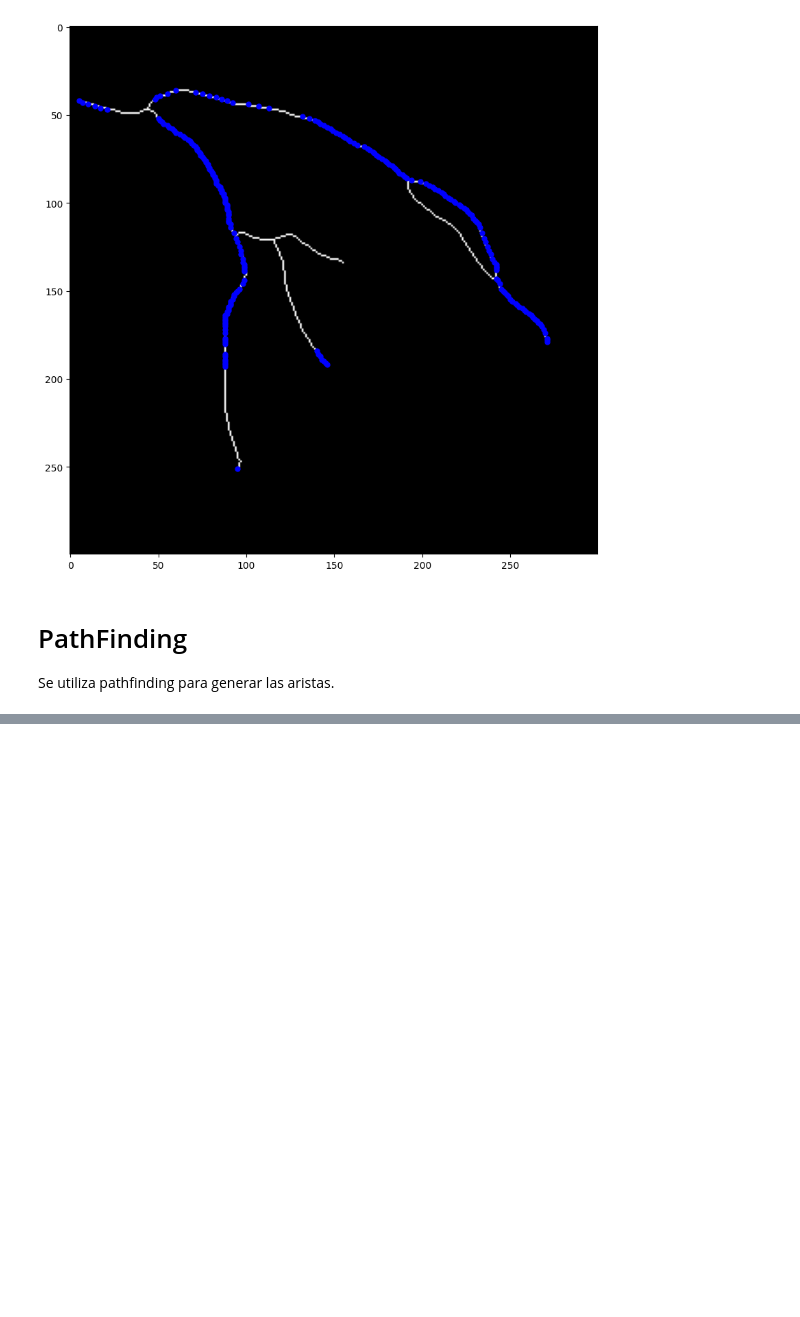
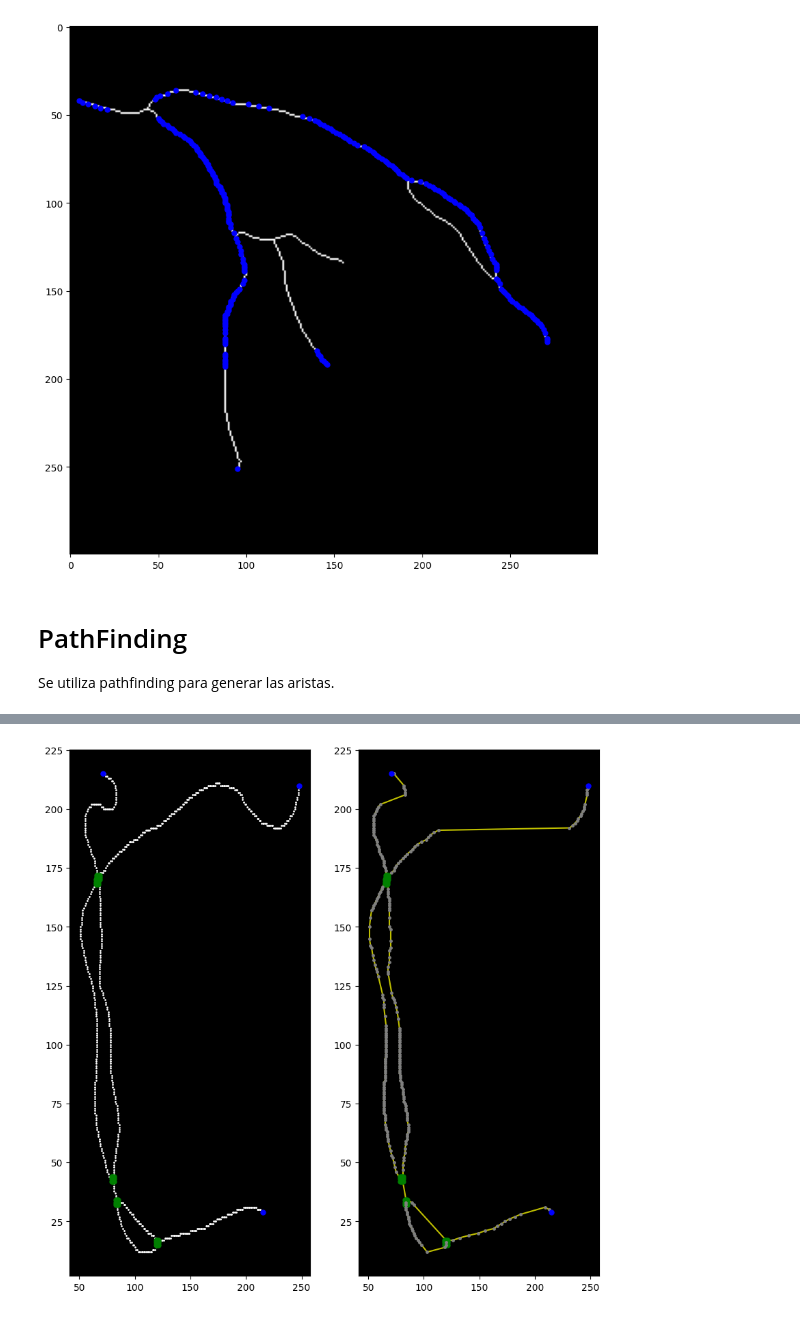
Before and after one commit to MGonza20/Proyecto01_VC_UVG, a Jupyter notebook: Problema02.ipynb, the cells around one changed output, grey strips where cells are left out. Cells and saved outputs as stored; diff of their text form; code cells hidden in the pictures; blank space fills up the shorter version.

```diff
--- a/Problema02.ipynb
+++ b/Problema02.ipynb
@@ -373,0 +400,4 @@ ValueError: all the input arrays must have same number of dimensions, but the ar
+# %%
+plot_original_Vs_result(*get_image_features('images/5_gt.pgm'))
+# %% [output]
+[figure, added]
```
Also changed, not shown: parts of 28 cells of this notebook, 1 other file.
